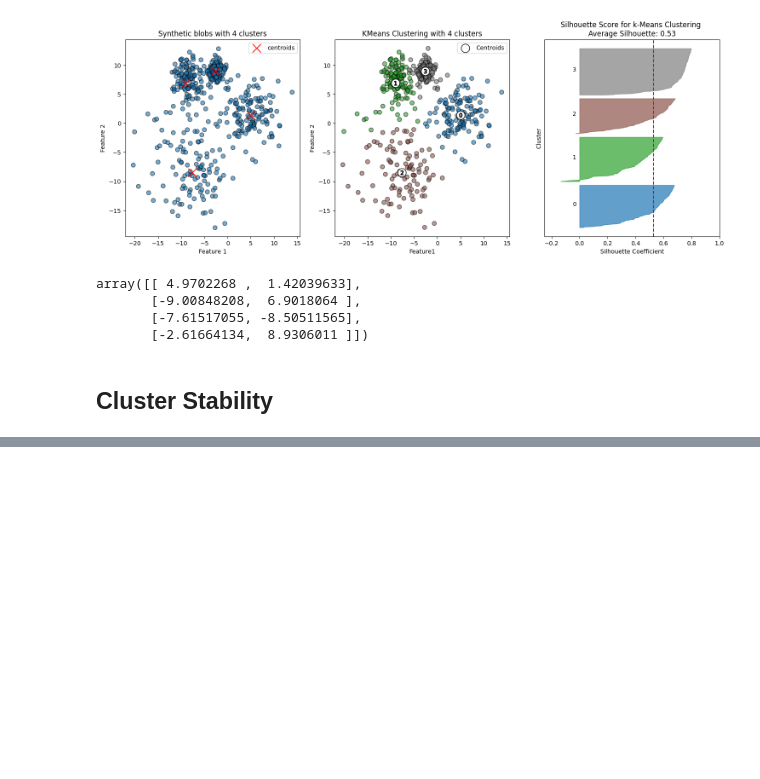
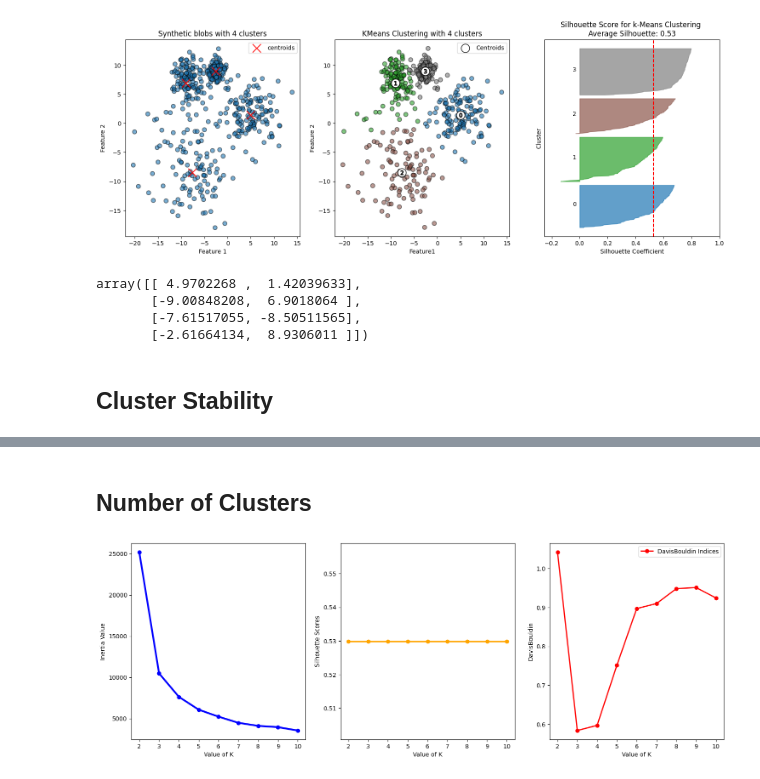
Before and after one commit to Tinonturja/MachineLearning, a Jupyter notebook: Evaluating K_Means Clustering.ipynb, the cells around one changed output, grey strips where cells are left out. Cells and saved outputs as stored; diff of their text form; code cells hidden in the pictures; blank space fills up the shorter version.

```diff
--- a/Evaluating K_Means Clustering.ipynb
+++ b/Evaluating K_Means Clustering.ipynb
@@ -204,0 +252,42 @@ To assess stablility, we can measure inertia and repeatedly vary the random init
+# %% [markdown]
+## Number of Clusters
+# %%
+# Range of K values to test
+k_values = range(2, 11)
+
+# store the performance metrics
+inertia_values = []
+silhouette_scores = []
+davies_bouldin_indices = []
+
+for k in k_values:
+    kmeans = KMeans(n_clusters=k,random_state=42)
+    y_kmeans = kmeans.fit_predict(X)
+
+    # Calculate and store metrics
+    inertia_values.append(kmeans.inertia_)
+    silhouette_scores.append(silhouette_score(X,y_means))
+    davies_bouldin_indices.append(davies_bouldin_score(X,y_kmeans))
+
+# plot the inertia values (Elbow method)
+plt.figure(figsize = (18,6))
+plt.subplot(1,3,1)
+plt.plot(k_values, inertia_values, color = 'blue', lw = 3, marker = 'o',label = 'Inertia Values Plot')
+plt.xlabel('Value of K')
+plt.ylabel('Inertia Value')
+plt.legend
+plt.subplot(1,3,2)
+plt.plot(k_values, silhouette_scores, color = 'orange', lw = 2, marker = 'o' ,label = 'Silhouette Scores')
+plt.xlabel('Value of K')
+plt.ylabel('Silhouette Scores')
+plt.legend()
+
+plt.subplot(1,3,3)
+plt.plot(k_values, davies_bouldin_indices, color = 'red', lw = 2, label = 'DavisBouldin Indices', marker = 'o')
+plt.xlabel('Value of K')
+plt.ylabel('DavisBouldin')
+
+plt.legend()
+plt.show()
+# %% [output]
+[figure, added]
```
Also changed, not shown: parts of 4 cells of this notebook.
